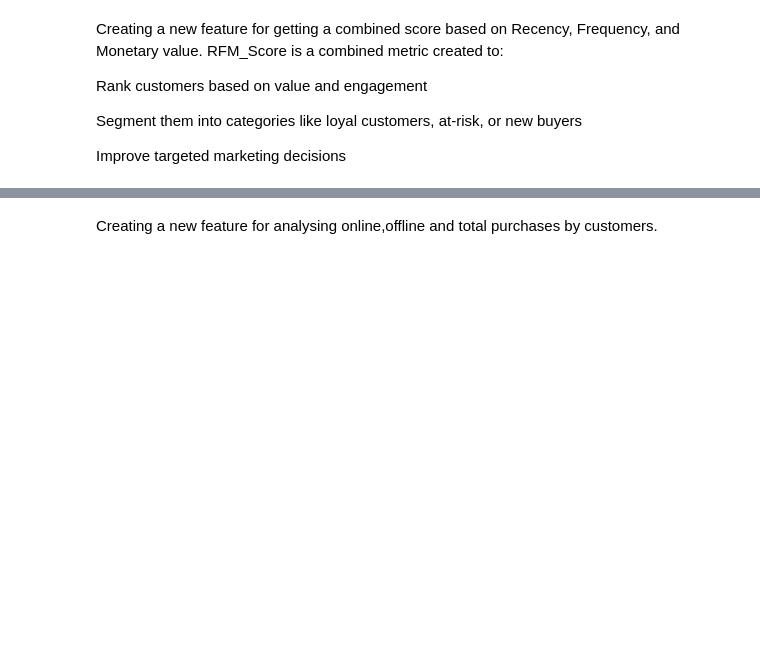
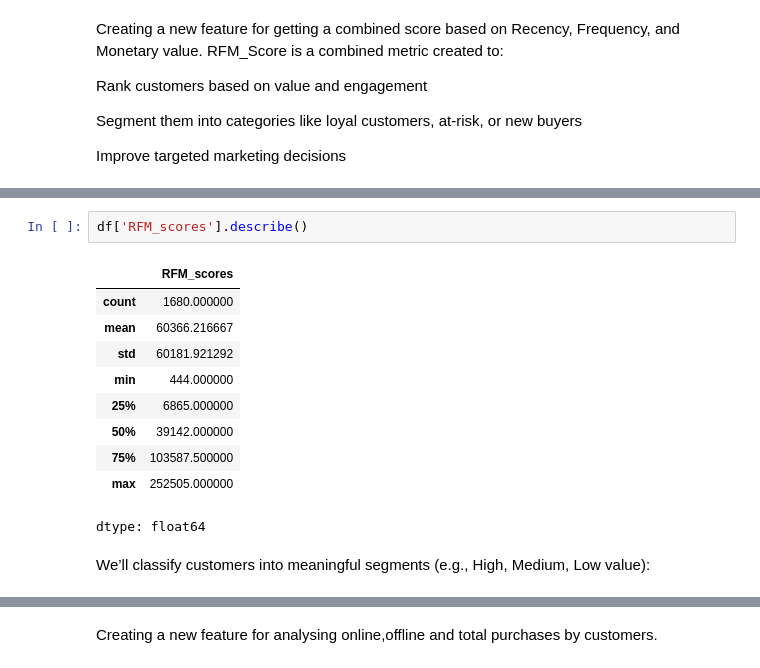
Before and after one commit to gowthamav007/sample-customer-analysis, a Jupyter notebook: Customer_Analysis.ipynb, the cells around one changed output, grey strips where cells are left out. Drawn from its saved outputs; the diff is of its cells as text; blank space fills up the shorter version.

```diff
--- a/Customer_Analysis.ipynb
+++ b/Customer_Analysis.ipynb
@@ -276 +276,16 @@ df.head()
 5 rows × 34 columns
+# %%
+df['RFM_scores'].describe()
+# %% [output]
+|  | RFM_scores |
+| count | 1680.000000 |
+| mean | 60366.216667 |
+| std | 60181.921292 |
+| min | 444.000000 |
+| 25% | 6865.000000 |
+| 50% | 39142.000000 |
+| 75% | 103587.500000 |
+| max | 252505.000000 |
+dtype: float64
+# %% [markdown]
+We’ll classify customers into meaningful segments (e.g., High, Medium, Low value):
```
Also changed, not shown: parts of 6 cells of this notebook.
